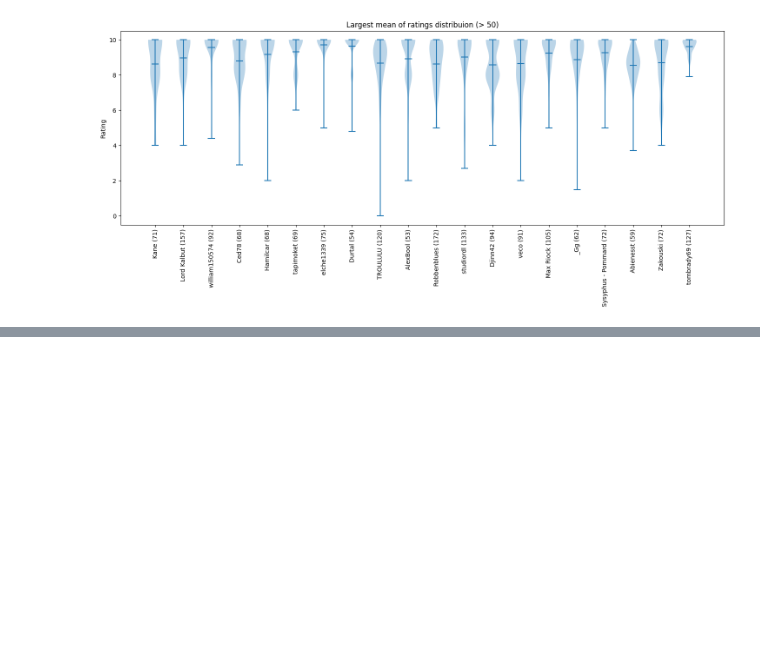
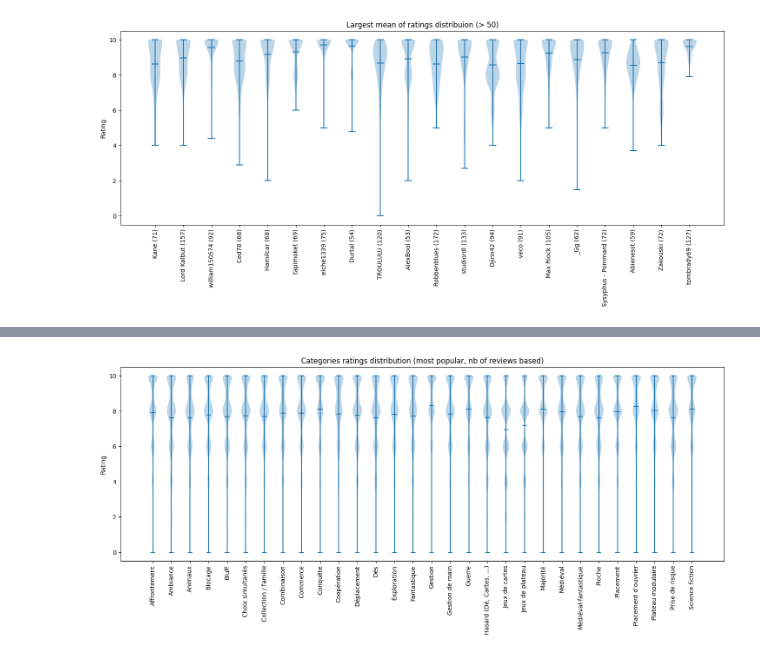
Before and after one commit to Franciline/Recommendation_system, a Jupyter notebook: data_visualization/avis.ipynb, the cells around one changed output, grey strips where cells are left out. Cells and saved outputs as stored; diff of their text form; code cells hidden in the pictures; blank space fills up the shorter version.

```diff
--- a/data_visualization/avis.ipynb
+++ b/data_visualization/avis.ipynb
@@ -272,0 +319,4 @@ fig
+# %%
+categories_largest = jeux_rating[["Type", "Rating"]].groupby("Type").count().reset_index().nlargest(30, "Rating")
+categories_merged = categories_largest[["Type"]].merge(jeux_rating[["Type", "Rating"]])
+data_larg = categories_merged.groupby("Type")["Rating"].apply(np.array)
@@ -272,0 +331,7 @@ fig
+# %%
+
+fig.clear()
+violin_plot(data_larg, fig.add_subplot(111), data_larg.index, "Rating", "Categories ratings distribution (most popular, nb of reviews based)")
+fig
+# %% [output]
+[figure, added]
```
Also changed, not shown: parts of 11 cells of this notebook, 1 other file.
